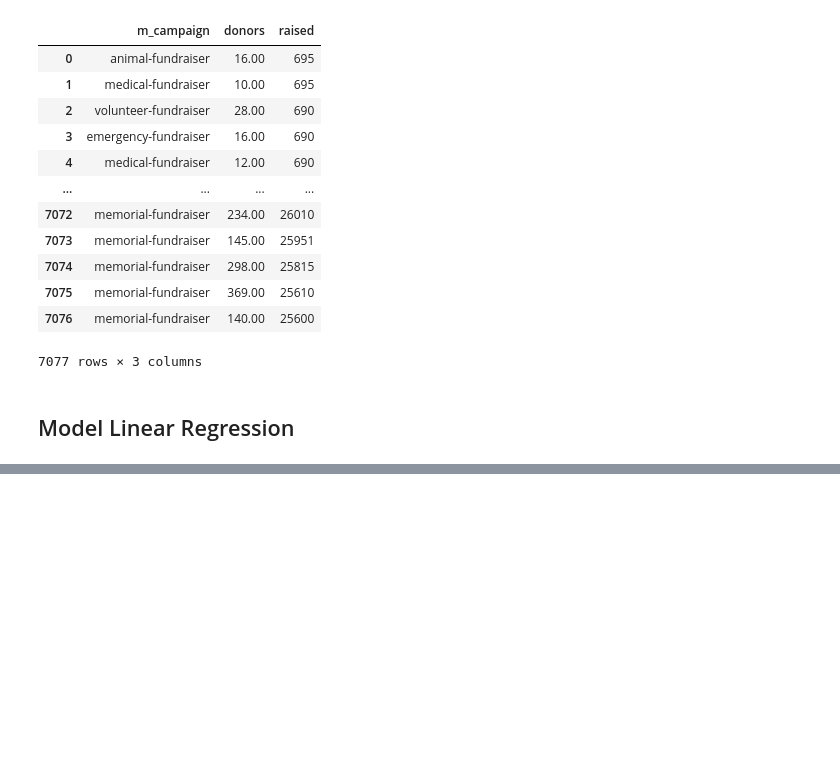
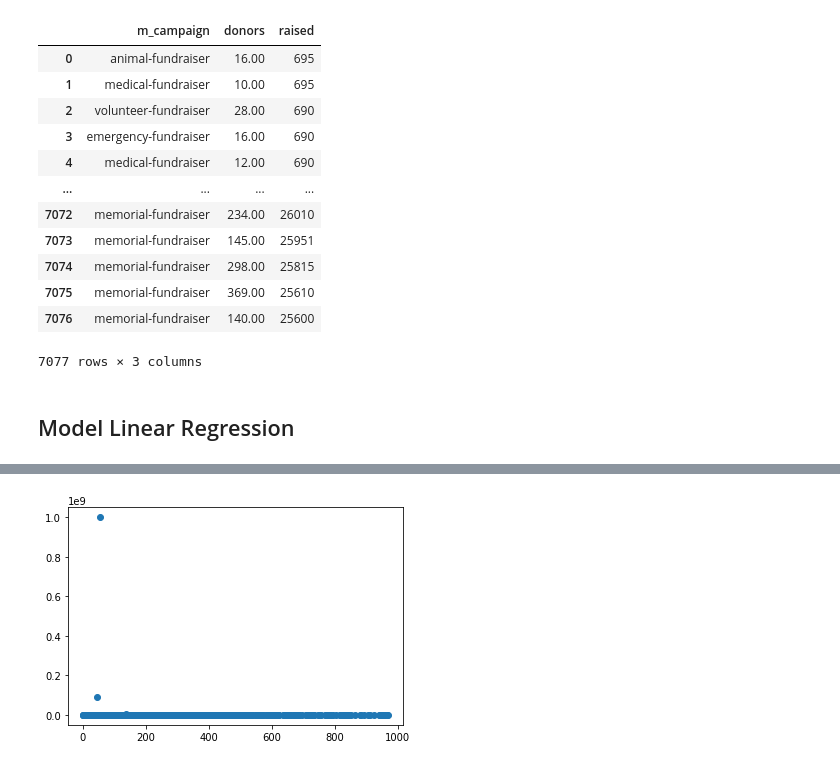
Before and after one commit to gvsa123/GoFundMe, a Jupyter notebook: gofund_stats.ipynb, the cells around one changed output, grey strips where cells are left out. Saved outputs shown, nothing was run; the diff lists cells and outputs as text; code cells hidden in the pictures; blank space fills up the shorter version.

Commit message:
Stats edits

```diff
--- a/gofund_stats.ipynb
+++ b/gofund_stats.ipynb
@@ -141,0 +177,15 @@ df_rv
+# %%
+# Set vars
+x = df_rv.donors
+y = df_rv.raised
+
+# Formula
+stats = linregress(x, y)
+m = stats.slope
+b = stats.intercept
+
+plt.scatter(x, y)
+plt.plot(x, m*x+b, color='red', linewidth=5)
+plt.show()
+# %% [output]
+[figure, added]
```
Also changed, not shown: parts of 5 cells of this notebook.
